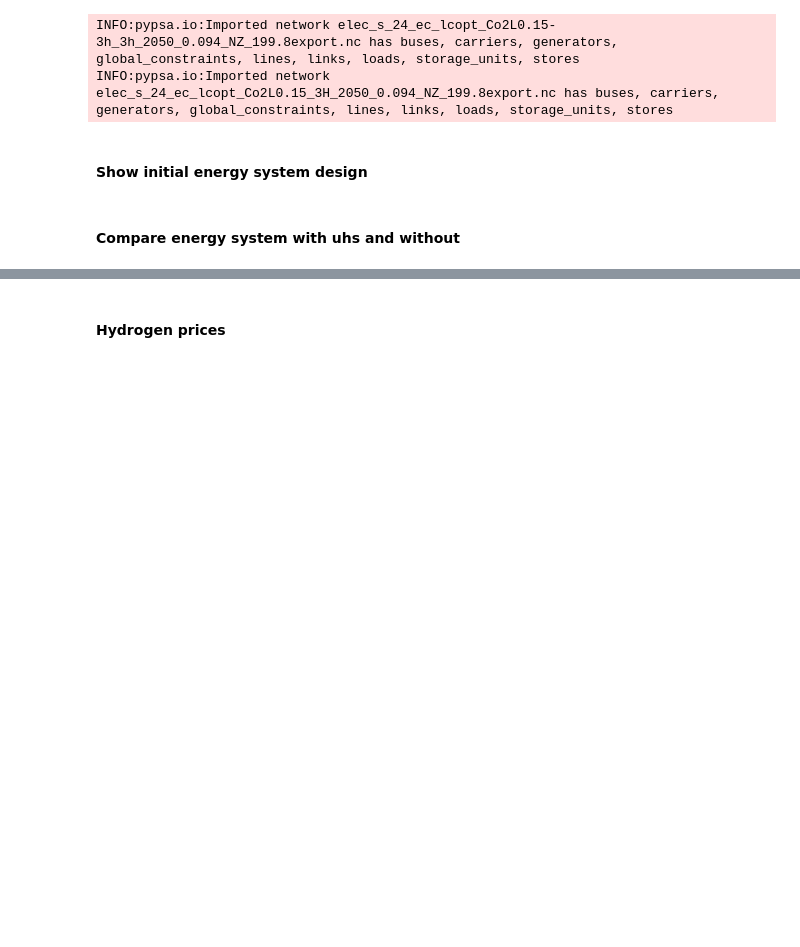
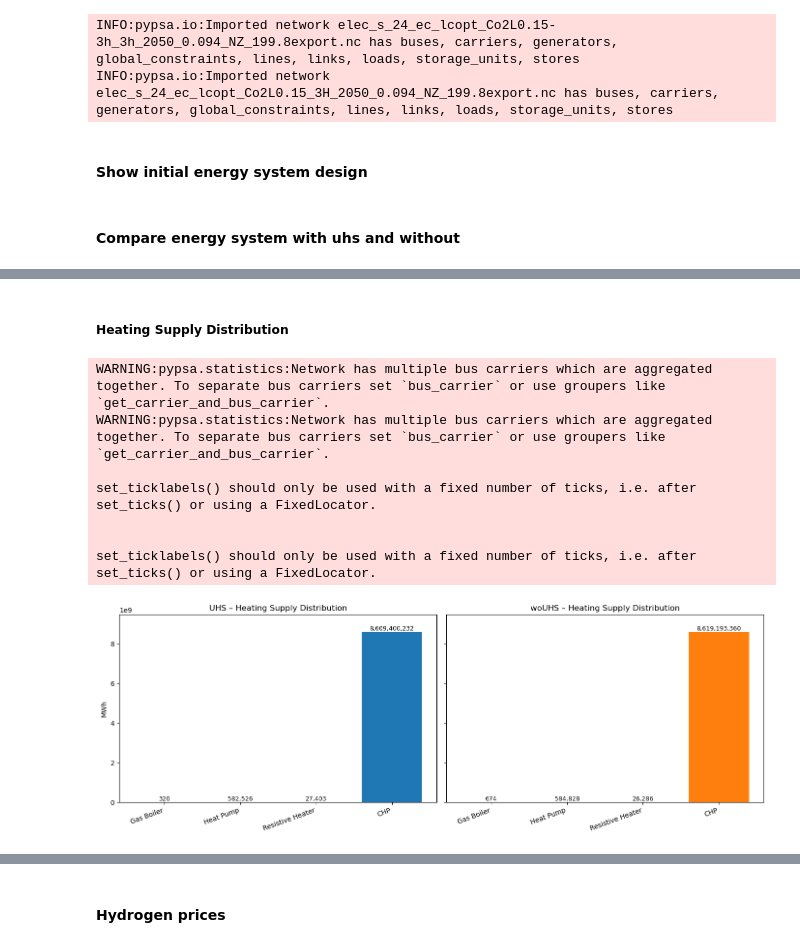
Before and after one commit to doneachh/undergroundstorage, a Jupyter notebook: workflow/notebooks/graphics.ipynb, the cells around one changed output, grey strips where cells are left out. Cells and saved outputs as stored; diff of their text form; code cells hidden in the pictures; blank space fills up the shorter version.

```diff
--- a/workflow/notebooks/graphics.ipynb
+++ b/workflow/notebooks/graphics.ipynb
@@ -21,6 +21,7 @@ import sys
 uhs = pypsa.Network("results/UHS/postnetworks/elec_s_24_ec_lcopt_Co2L0.15-3h_3h_2050_0.094_NZ_199.8export.nc")
 woUHS = pypsa.Network("results/woUHS/postnetworks/elec_s_24_ec_lcopt_Co2L0.15_3H_2050_0.094_NZ_199.8export.nc")
 regions_onshore = gpd.read_file("resources/shapes/country_shapes.geojson")
+SCENARIO_COLORS = {"UHS": "#1f77b4", "woUHS": "#ff7f0e"}
 # %% [output]
 INFO:pypsa.io:Imported network elec_s_24_ec_lcopt_Co2L0.15-3h_3h_2050_0.094_NZ_199.8export.nc has buses, carriers, generators, global_constraints, lines, links, loads, storage_units, stores
 INFO:pypsa.io:Imported network elec_s_24_ec_lcopt_Co2L0.15_3H_2050_0.094_NZ_199.8export.nc has buses, carriers, generators, global_constraints, lines, links, loads, storage_units, stores
@@ -48,2 +105,79 @@ INFO:pypsa.io:Imported network elec_s_24_ec_lcopt_Co2L0.15_3H_2050_0.094_NZ_199.
 # %%
 # Plot heating and transport supply distribution 2050 of uhs and woUHS next to each other
+# %% [markdown]
+##### Heating Supply Distribution
+# %%
+# Define which heating technologies to report (match by substring, case-insensitive)
+heating_types = ["Gas Boiler", "Heat Pump", "Resistive Heater", "CHP"]
+
+def heating_distribution(n: pypsa.Network, tech_labels=heating_types):
+    """
+    Returns a Series indexed by tech_labels with MWh totals for each label.
+    Matches each label against the 'carrier' level (case-insensitive).
+    """
+    # Aggregate supply for Links over the full time horizon
+    s = (
+        n.statistics.supply(comps=["Link"], aggregate_time="sum")
+        .loc[lambda x: x.index.get_level_values("carrier").str.contains("heat|boiler|pump|chp", case=False)]
+    )
+
+    # Helper: sum all rows whose 'carrier' contains a keyword
+    def sum_for(keyword: str) -> float:
+        mask = s.index.get_level_values("carrier").str.contains(keyword, case=False, na=False)
+        if not mask.any():
+            return 0.0
+        # Sum across all matching rows and all columns -> scalar (MWh)
+        return float(s.loc[mask].sum(numeric_only=True).sum())
+
+    data = {label: sum_for(label) for label in tech_labels}
+    return pd.Series(data, index=tech_labels)
+
+# Compute totals (MWh)
+uhs_mwh = heating_distribution(uhs)
+wouhs_mwh = heating_distribution(woUHS)
+
+#  Combine for consistent order and to keep zeros explicit
+df = pd.DataFrame({"UHS": uhs_mwh, "woUHS": wouhs_mwh})
+
+# Optional: convert to TWh for readability (uncomment next line if desired)
+# df = df / 1e6
+
+#  Plot side-by-side bar charts
+fig, axes = plt.subplots(1, 2, figsize=(14, 5), sharey=True)
+
+# Left: UHS
+axes[0].bar(df.index, df["UHS"], color=SCENARIO_COLORS["UHS"])
+axes[0].set_title("UHS – Heating Supply Distribution")
+axes[0].set_ylabel("MWh")  # change to "TWh" if you converted above
+axes[0].set_xticklabels(df.index, rotation=20, ha="right")
+
+# Right: woUHS
+axes[1].bar(df.index, df["woUHS"], color=SCENARIO_COLORS["woUHS"])
+axes[1].set_title("woUHS – Heating Supply Distribution")
+axes[1].set_ylabel("")  # shared y-axis
+axes[1].set_xticklabels(df.index, rotation=20, ha="right")
+
+# Make y-limits identical for fair visual comparison
+ymax = max(df.values.max(), 1)
+axes[0].set_ylim(0, ymax * 1.10)
+axes[1].set_ylim(0, ymax * 1.10)
+
+# Add simple value labels on bars
+def add_labels(ax, values):
+    for x, v in enumerate(values):
+        ax.text(x, v, f"{v:,.0f}", va="bottom", ha="center", fontsize=9, rotation=0)
+
+add_labels(axes[0], df["UHS"].values)
+add_labels(axes[1], df["woUHS"].values)
+
+plt.tight_layout()
+plt.show()
+# %% [output]
+WARNING:pypsa.statistics:Network has multiple bus carriers which are aggregated together. To separate bus carriers set `bus_carrier` or use groupers like `get_carrier_and_bus_carrier`.
+WARNING:pypsa.statistics:Network has multiple bus carriers which are aggregated together. To separate bus carriers set `bus_carrier` or use groupers like `get_carrier_and_bus_carrier`.
+
+set_ticklabels() should only be used with a fixed number of ticks, i.e. after set_ticks() or using a FixedLocator.
+
+
+set_ticklabels() should only be used with a fixed number of ticks, i.e. after set_ticks() or using a FixedLocator.
+[figure, added]
```
Also changed, not shown: parts of 29 cells of this notebook.
